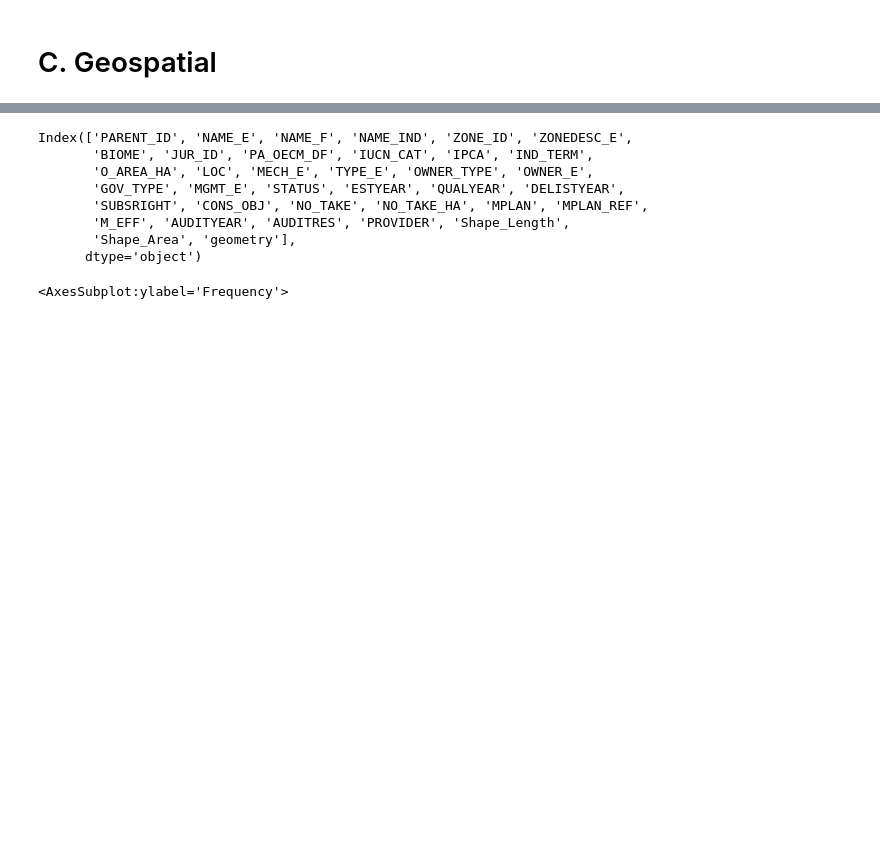
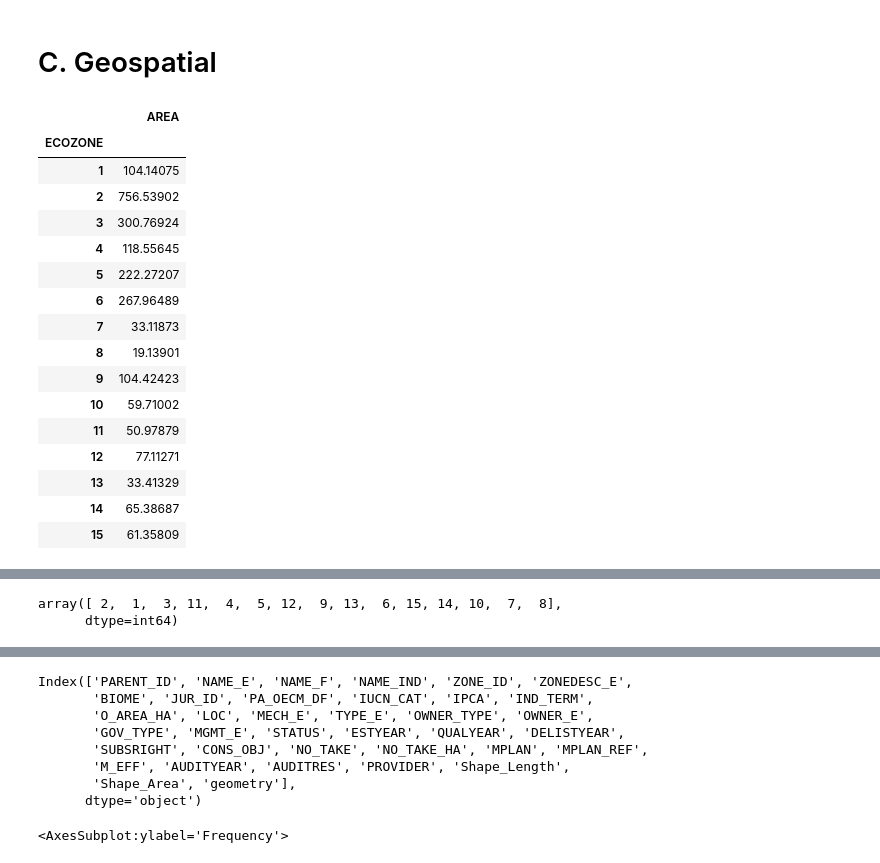
Before and after one commit to IsabelleLebTay/Habitat-Representativeness-Index, a Jupyter notebook: 1_Scripts/python/proportion_protected_index.ipynb, the cells around one changed output, grey strips where cells are left out. Saved outputs shown, nothing was run; the diff lists cells and outputs as text; code cells hidden in the pictures; blank space fills up the shorter version.

```diff
--- a/1_Scripts/python/proportion_protected_index.ipynb
+++ b/1_Scripts/python/proportion_protected_index.ipynb
@@ -218,6 +134,28 @@ ecozone_path = r"C:\Users\ilebe\Documents\!Masters!\BIOS2\Biodiversity indicator
 protected_areas_path = r"C:\Users\ilebe\Documents\!Masters!\BIOS2\Biodiversity indicators\Target 3 indicator\ProtectedConservedArea_2023\ProtectedConservedArea_2023.gdb"
 # %%
 ecozones = gpd.read_file(os.path.join(ecozone_path, "ecoregions.shp"))
+# %%
+ecozone_area = ecozones.groupby(by = "ECOZONE").agg({'AREA': "sum"}, index = False)
+# %%
+ecozone_area
+# %% [output]
+|  | AREA |
+| ECOZONE |  |
+| 1 | 104.14075 |
+| 2 | 756.53902 |
+| 3 | 300.76924 |
+| 4 | 118.55645 |
+| 5 | 222.27207 |
+| 6 | 267.96489 |
+| 7 | 33.11873 |
+| 8 | 19.13901 |
+| 9 | 104.42423 |
+| 10 | 59.71002 |
+| 11 | 50.97879 |
+| 12 | 77.11271 |
+| 13 | 33.41329 |
+| 14 | 65.38687 |
+| 15 | 61.35809 |
 # %%
 ecozones.head(3)
 # %% [output]
@@ -225,6 +163,11 @@ ecozones.head(3)
 | 0 | 49.25608 | 164.46251 | 2 | 1 | 8 | Ellesmere Mountains | Chaîne Ellesmere | 2 | POLYGON ((-68.20408 82.46110, -68... |
 | 1 | 49.63573 | 146.56887 | 3 | 2 | 9 | Eureka Hills | Collines Eureka | 2 | POLYGON ((-68.20408 82.46110, -68... |
 | 2 | 18.74491 | 99.14604 | 4 | 3 | 1 | Ellesmere and Devon Island IceCaps | Calottes glacières Ellesmere et D... | 1 | POLYGON ((-70.95227 82.90569, -70... |
+# %%
+ecozones.ECOZONE.unique()
+# %% [output]
+array([ 2,  1,  3, 11,  4,  5, 12,  9, 13,  6, 15, 14, 10,  7,  8],
+      dtype=int64)
 # %%
 protected_areas_gdb = gpd.read_file(protected_areas_path)
 # %%
```
Also changed, not shown: parts of 4 cells of this notebook, 3 other files.
